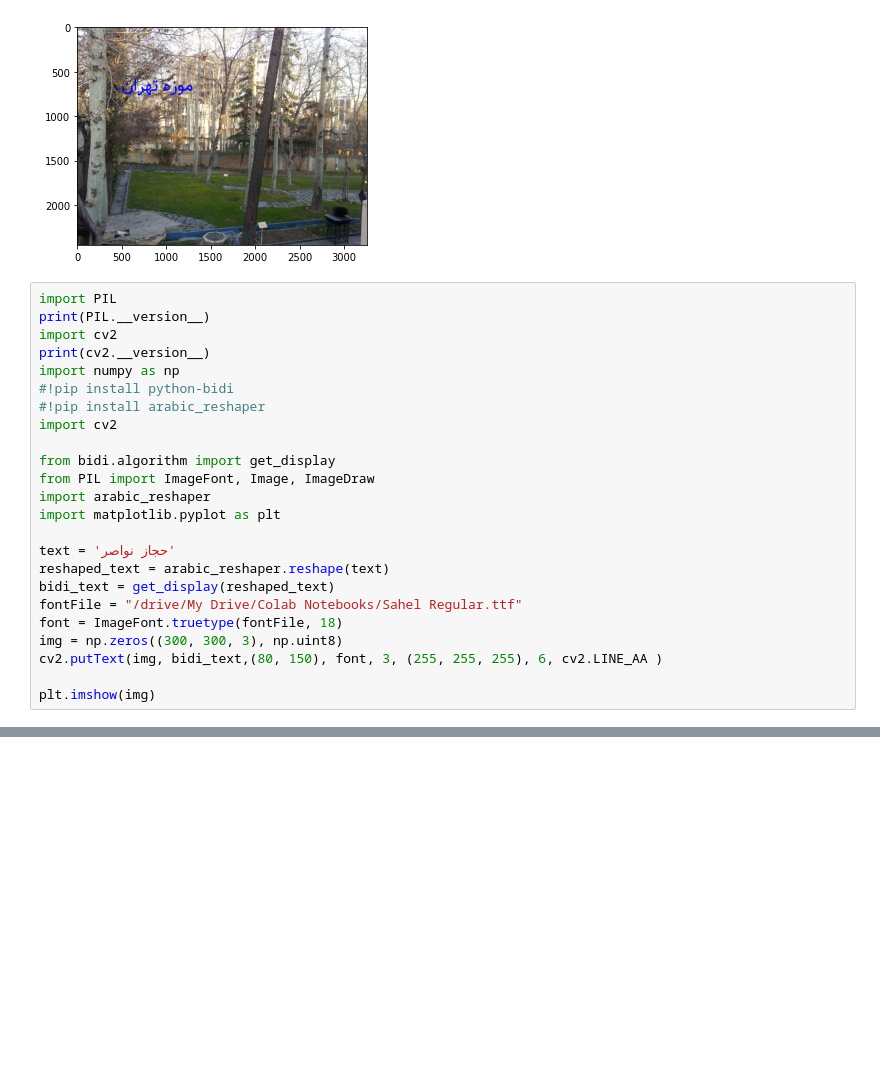
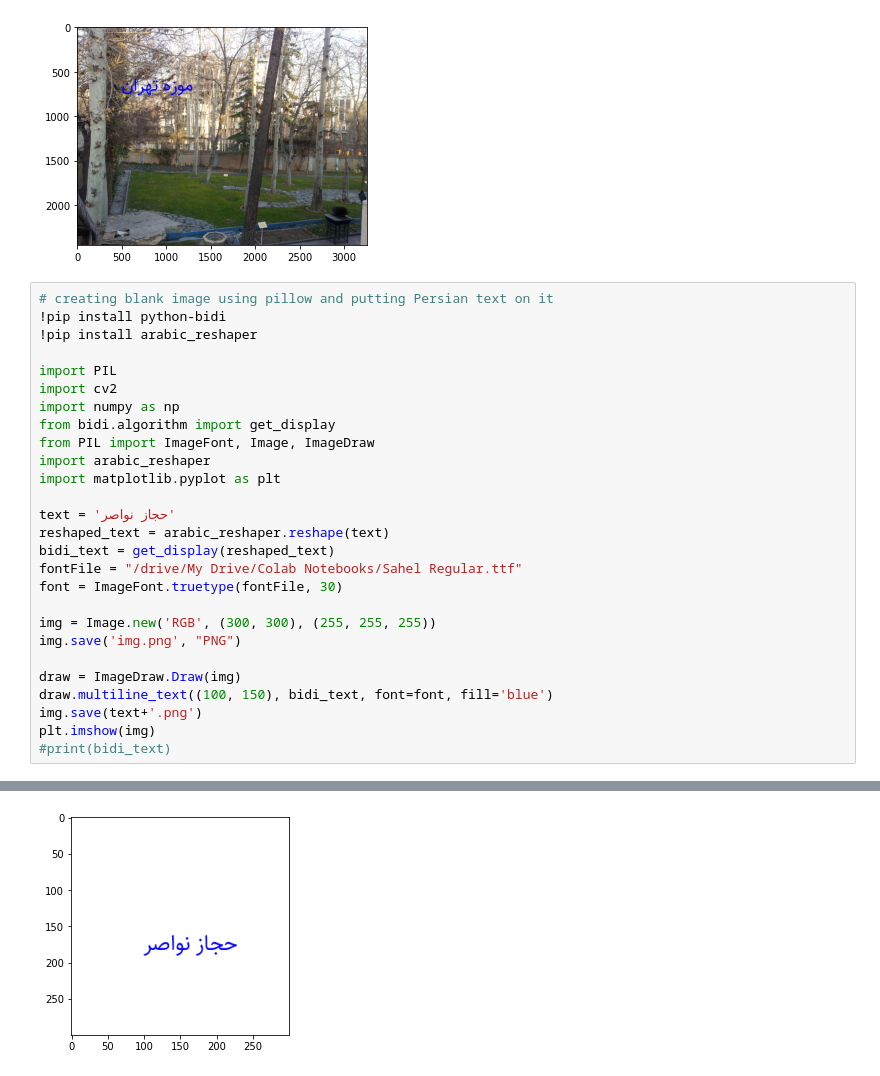
Before and after one commit to hejazn86/OCR_Persian_textDetecter, a Jupyter notebook: OCR_experimental_codes.ipynb, the cells around one changed output, grey strips where cells are left out. Cells and saved outputs as stored; diff of their text form; blank space fills up the shorter version.

Commit message:
creating a blank photos and putting Persian text on them using pillow as the freetype of opencv is not supported on colab

```diff
--- a/OCR_experimental_codes.ipynb
+++ b/OCR_experimental_codes.ipynb
@@ -84,15 +84,13 @@ Requirement already satisfied: setuptools in /usr/local/lib/python3.6/dist-packa
 <matplotlib.image.AxesImage at 0x...>
 [figure]
 # %%
+# creating blank image using pillow and putting Persian text on it
+!pip install python-bidi
+!pip install arabic_reshaper
+
 import PIL
-print(PIL.__version__)
 import cv2
-print(cv2.__version__)
 import numpy as np
-#!pip install python-bidi
-#!pip install arabic_reshaper
-import cv2
-
 from bidi.algorithm import get_display
 from PIL import ImageFont, Image, ImageDraw
 import arabic_reshaper
@@ -102,8 +100,14 @@ text = 'حجاز نواصر'
 reshaped_text = arabic_reshaper.reshape(text)
 bidi_text = get_display(reshaped_text)
 fontFile = "/drive/My Drive/Colab Notebooks/Sahel Regular.ttf"
-font = ImageFont.truetype(fontFile, 18)
-img = np.zeros((300, 300, 3), np.uint8)
-cv2.putText(img, bidi_text,(80, 150), font, 3, (255, 255, 255), 6, cv2.LINE_AA )
+font = ImageFont.truetype(fontFile, 30)
 
+img = Image.new('RGB', (300, 300), (255, 255, 255))
+img.save('img.png', "PNG")
+
+draw = ImageDraw.Draw(img)
+draw.multiline_text((100, 150), bidi_text, font=font, fill='blue')
+img.save(text+'.png')
 plt.imshow(img)
+#print(bidi_text)
+# %% [output]
@@ -109,0 +120 @@ plt.imshow(img)
+[figure, added]
```
Also changed, not shown: parts of 5 cells of this notebook.
